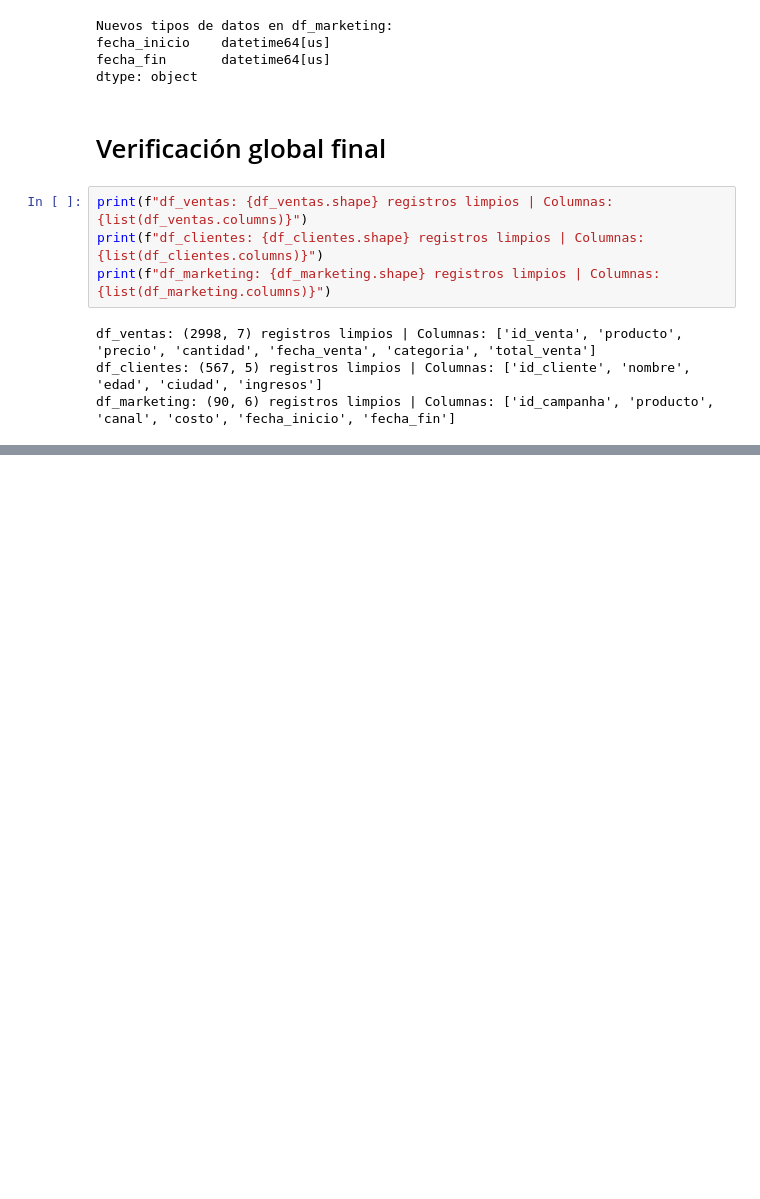
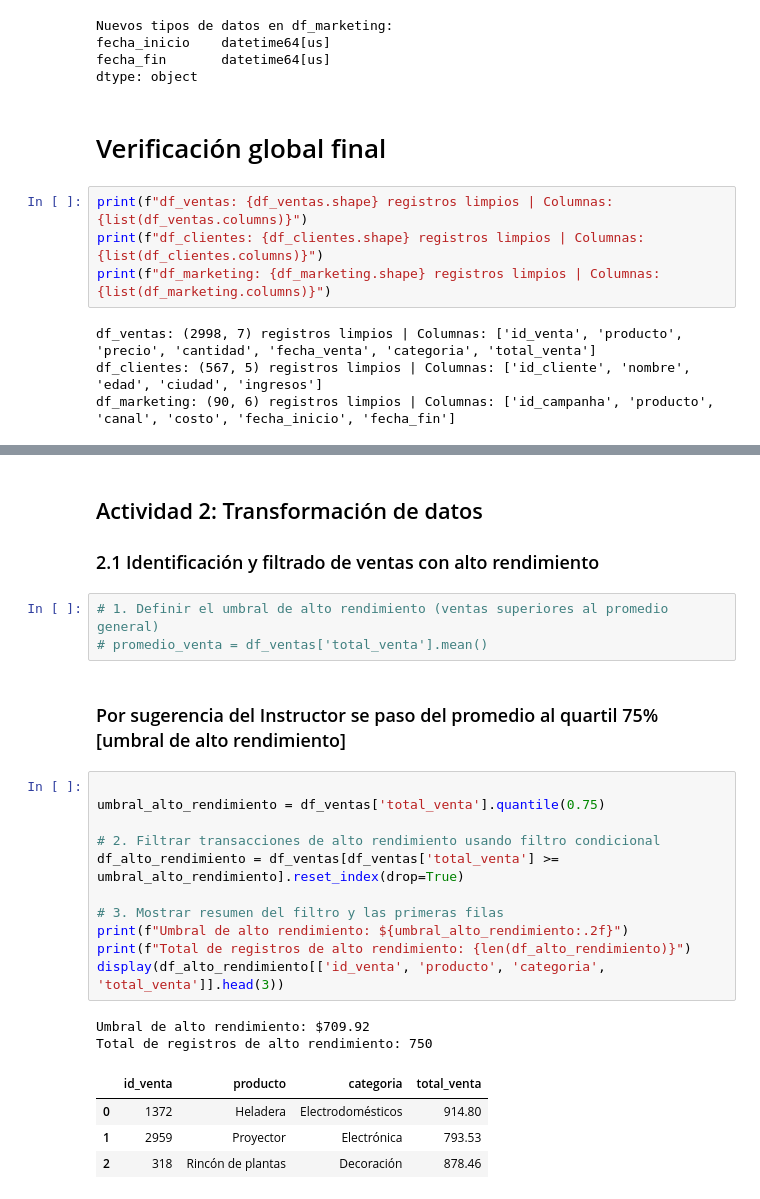
Before and after one commit to 1703xtt/ttvpre1, a Jupyter notebook: preentrega_1.ipynb, the cells around one changed output, grey strips where cells are left out. Cells and saved outputs as stored; diff of their text form; blank space fills up the shorter version.

```diff
--- a/preentrega_1.ipynb
+++ b/preentrega_1.ipynb
@@ -610,0 +666,26 @@ df_marketing: (90, 6) registros limpios | Columnas: ['id_campanha', 'producto',
+# %% [markdown]
+## Actividad 2: Transformación de datos
+### 2.1 Identificación y filtrado de ventas con alto rendimiento
+# %%
+# 1. Definir el umbral de alto rendimiento (ventas superiores al promedio general)
+# promedio_venta = df_ventas['total_venta'].mean()
+# %% [markdown]
+### Por sugerencia del Instructor se paso del promedio al quartil 75% [umbral de alto rendimiento]
+# %%
+
+umbral_alto_rendimiento = df_ventas['total_venta'].quantile(0.75)
+
+# 2. Filtrar transacciones de alto rendimiento usando filtro condicional
+df_alto_rendimiento = df_ventas[df_ventas['total_venta'] >= umbral_alto_rendimiento].reset_index(drop=True)
+
+# 3. Mostrar resumen del filtro y las primeras filas
+print(f"Umbral de alto rendimiento: ${umbral_alto_rendimiento:.2f}")
+print(f"Total de registros de alto rendimiento: {len(df_alto_rendimiento)}")
+display(df_alto_rendimiento[['id_venta', 'producto', 'categoria', 'total_venta']].head(3))
+# %% [output]
+Umbral de alto rendimiento: $709.92
+Total de registros de alto rendimiento: 750
+|  | id_venta | producto | categoria | total_venta |
+| 0 | 1372 | Heladera | Electrodomésticos | 914.80 |
+| 1 | 2959 | Proyector | Electrónica | 793.53 |
+| 2 | 318 | Rincón de plantas | Decoración | 878.46 |
```
Also changed, not shown: parts of 29 cells of this notebook, 1 other file.
